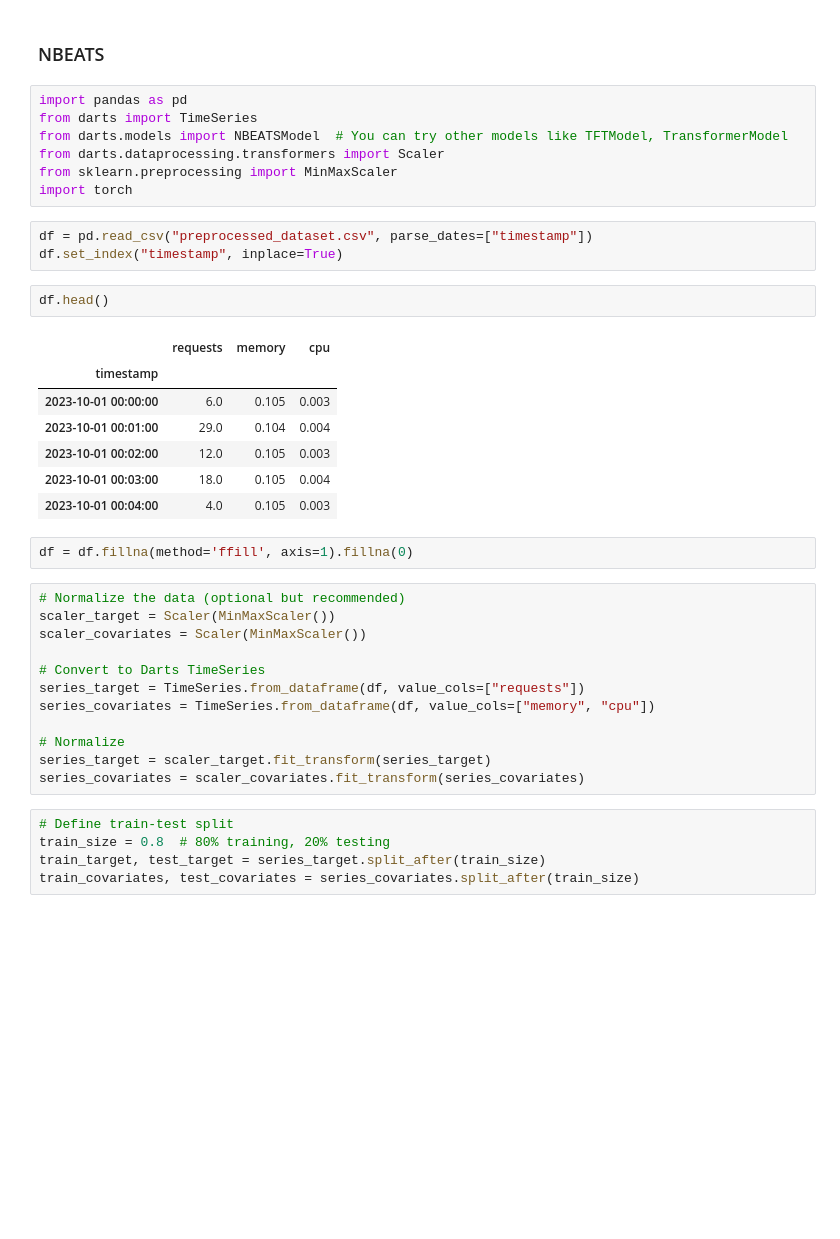
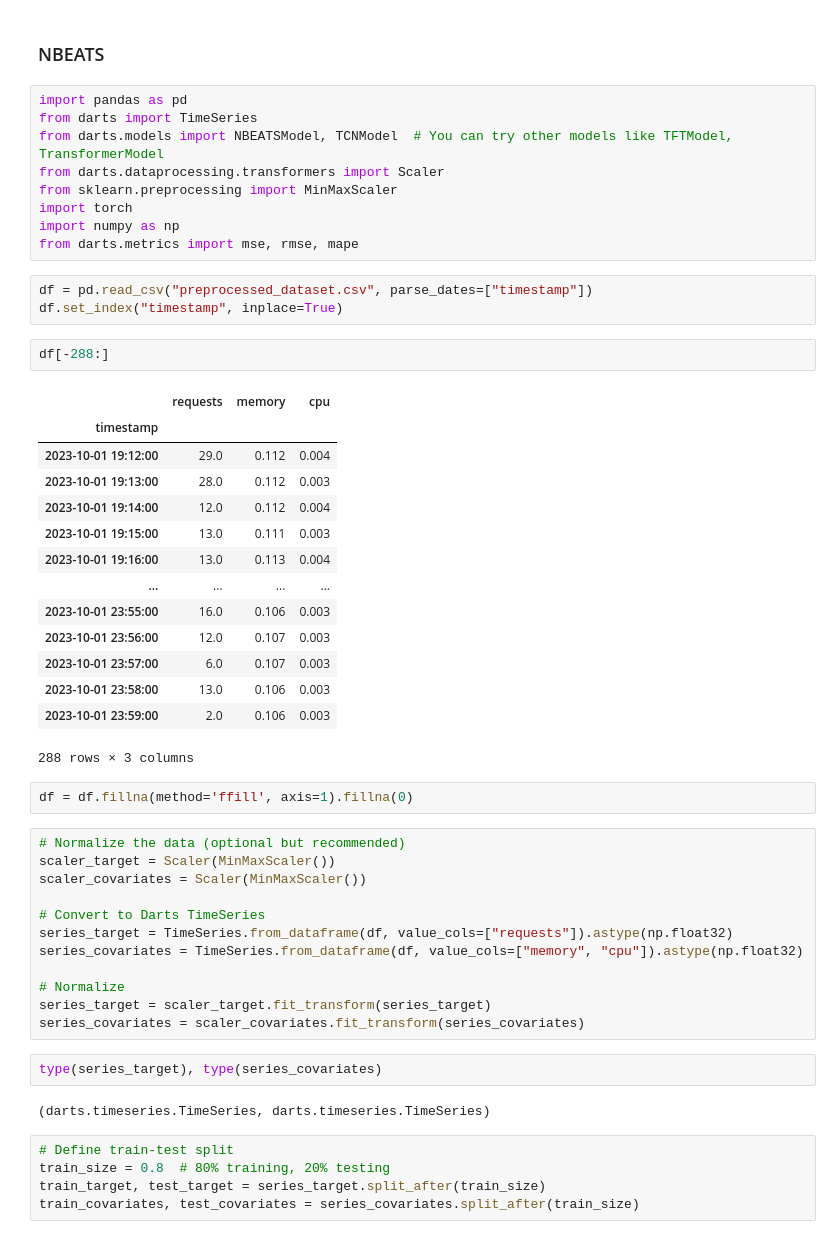
Before and after one commit to Suraez/time_series, a Jupyter notebook: nbeats_vs_arima.ipynb, the cells around one changed output. Drawn from its saved outputs; the diff is of its cells as text; blank space fills up the shorter version.

```diff
--- a/nbeats_vs_arima.ipynb
+++ b/nbeats_vs_arima.ipynb
@@ -10,23 +10,32 @@ The preprocessed dataset is being created from Huwaei Private Cloud 2023 from fo
 # %%
 import pandas as pd
 from darts import TimeSeries
-from darts.models import NBEATSModel  # You can try other models like TFTModel, TransformerModel
+from darts.models import NBEATSModel, TCNModel  # You can try other models like TFTModel, TransformerModel
 from darts.dataprocessing.transformers import Scaler
 from sklearn.preprocessing import MinMaxScaler
 import torch
+import numpy as np
+from darts.metrics import mse, rmse, mape
 # %%
 df = pd.read_csv("preprocessed_dataset.csv", parse_dates=["timestamp"])
 df.set_index("timestamp", inplace=True)
 # %%
-df.head()
+df[-288:]
 # %% [output]
 |  | requests | memory | cpu |
 | timestamp |  |  |  |
-| 2023-10-01 00:00:00 | 6.0 | 0.105 | 0.003 |
-| 2023-10-01 00:01:00 | 29.0 | 0.104 | 0.004 |
-| 2023-10-01 00:02:00 | 12.0 | 0.105 | 0.003 |
-| 2023-10-01 00:03:00 | 18.0 | 0.105 | 0.004 |
-| 2023-10-01 00:04:00 | 4.0 | 0.105 | 0.003 |
+| 2023-10-01 19:12:00 | 29.0 | 0.112 | 0.004 |
+| 2023-10-01 19:13:00 | 28.0 | 0.112 | 0.003 |
+| 2023-10-01 19:14:00 | 12.0 | 0.112 | 0.004 |
+| 2023-10-01 19:15:00 | 13.0 | 0.111 | 0.003 |
+| 2023-10-01 19:16:00 | 13.0 | 0.113 | 0.004 |
+| ... | ... | ... | ... |
+| 2023-10-01 23:55:00 | 16.0 | 0.106 | 0.003 |
+| 2023-10-01 23:56:00 | 12.0 | 0.107 | 0.003 |
+| 2023-10-01 23:57:00 | 6.0 | 0.107 | 0.003 |
+| 2023-10-01 23:58:00 | 13.0 | 0.106 | 0.003 |
+| 2023-10-01 23:59:00 | 2.0 | 0.106 | 0.003 |
+288 rows × 3 columns
 # %%
 df = df.fillna(method='ffill', axis=1).fillna(0)
 # %%
@@ -35,12 +44,16 @@ scaler_target = Scaler(MinMaxScaler())
 scaler_covariates = Scaler(MinMaxScaler())
 
 # Convert to Darts TimeSeries
-series_target = TimeSeries.from_dataframe(df, value_cols=["requests"])
-series_covariates = TimeSeries.from_dataframe(df, value_cols=["memory", "cpu"])
+series_target = TimeSeries.from_dataframe(df, value_cols=["requests"]).astype(np.float32)
+series_covariates = TimeSeries.from_dataframe(df, value_cols=["memory", "cpu"]).astype(np.float32)
 
 # Normalize
 series_target = scaler_target.fit_transform(series_target)
 series_covariates = scaler_covariates.fit_transform(series_covariates)
+# %%
+type(series_target), type(series_covariates)
+# %% [output]
+(darts.timeseries.TimeSeries, darts.timeseries.TimeSeries)
 # %%
 # Define train-test split
 train_size = 0.8  # 80% training, 20% testing
```
Also changed, not shown: parts of 12 cells of this notebook, 1 other file.
